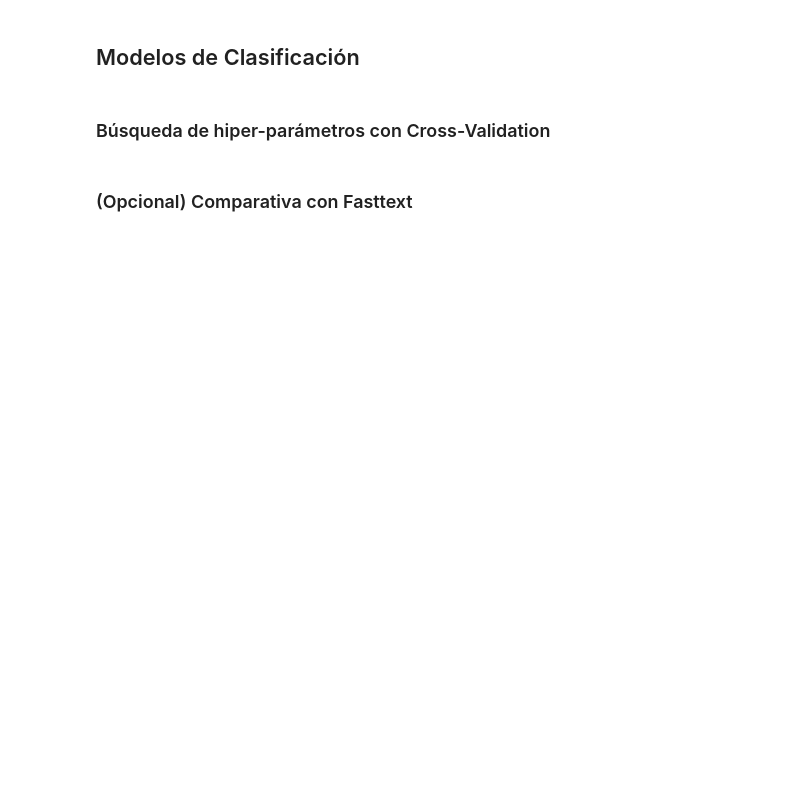
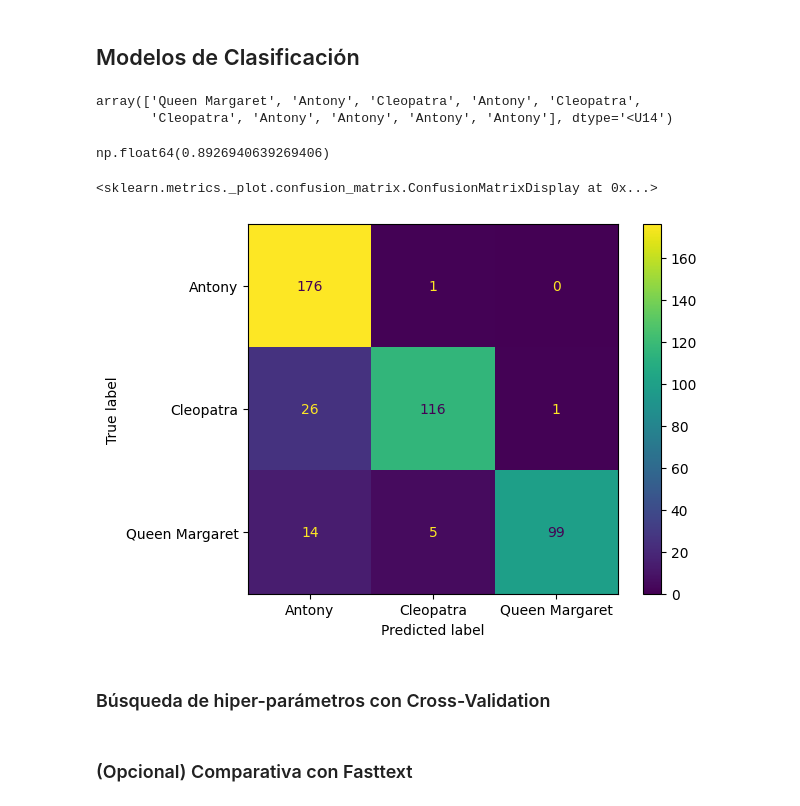
Before and after one commit to MariaEugenia/IntroCD, a Jupyter notebook: Tarea_2/shakespeare_tarea_2.ipynb, the cells around one changed output. Drawn from its saved outputs; the diff is of its cells as text; code cells hidden in the pictures; blank space fills up the shorter version.

```diff
--- a/Tarea_2/shakespeare_tarea_2.ipynb
+++ b/Tarea_2/shakespeare_tarea_2.ipynb
@@ -197,6 +225,6 @@ print(X_train_bow[:5].toarray())
 # %% [markdown]
 ### Conteo de palabras y TF-IDF
 # %%
-count_vect = CountVectorizer(stop_words=None, ngram_range=(1,1))
+count_vect = CountVectorizer(stop_words='english', ngram_range=(1,1))
 X_train_counts = count_vect.fit_transform(X_train)
 X_train_counts
@@ -229,11 +367,26 @@ bayes_clf = MultinomialNB().fit(X_train_tf, y_train)
 # Ver las primeras 10 predicciones de train
 y_pred_train = bayes_clf.predict(X_train_tf)
 y_pred_train[:10]
+# %% [output]
+array(['Queen Margaret', 'Antony', 'Cleopatra', 'Antony', 'Cleopatra',
+       'Cleopatra', 'Antony', 'Antony', 'Antony', 'Antony'], dtype='<U14')
 # %%
 def get_accuracy(y_true, y_pred):
     return (y_true == y_pred).sum() / len(y_true)
 
 get_accuracy(y_train, y_pred_train)
+# %% [output]
+np.float64(0.8926940639269406)
+# %%
+from sklearn.metrics import confusion_matrix
+
+cm_train = confusion_matrix(y_train, y_pred_train)
+disp = ConfusionMatrixDisplay(confusion_matrix=cm_train,
+                              display_labels=bayes_clf.classes_)
+disp.plot()
+# %% [output]
+<sklearn.metrics._plot.confusion_matrix.ConfusionMatrixDisplay at 0x...>
+[figure, added]
 # %%
 # TODO: Predecir para test y ver la matriz de confusión, y reportar accuracy
 
```
Also changed, not shown: parts of 16 cells of this notebook.
